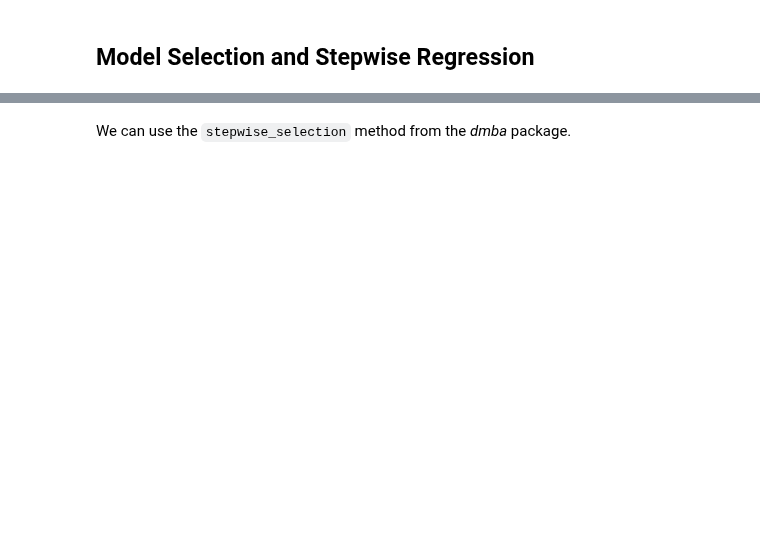
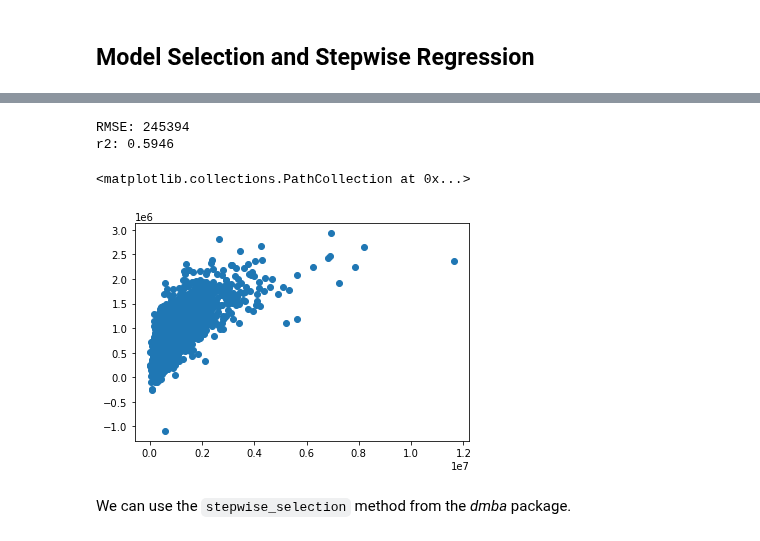
Before and after one commit to gedeck/practical-statistics-for-data-scientists, a Jupyter notebook: python/notebooks/Chapter 4 - Regression and Prediction.ipynb, the cells around one changed output, grey strips where cells are left out. Cells and saved outputs as stored; diff of their text form; code cells hidden in the pictures; blank space fills up the shorter version.

```diff
--- a/python/notebooks/Chapter 4 - Regression and Prediction.ipynb
+++ b/python/notebooks/Chapter 4 - Regression and Prediction.ipynb
@@ -208,3 +268,17 @@ strong multicollinearity or other numerical problems.
+# %%
+model = LinearRegression()
+model.fit(X, house[outcome])
+fitted = model.predict(X)
+RMSE = np.sqrt(mean_squared_error(house[outcome], fitted))
+r2 = r2_score(house[outcome], fitted)
+print(f'RMSE: {RMSE:.0f}')
+print(f'r2: {r2:.4f}')
+plt.scatter(house[outcome],fitted)
+# %% [output]
+RMSE: 245394
+r2: 0.5946
+<matplotlib.collections.PathCollection at 0x...>
+[figure, added]
 # %% [markdown]
 We can use the `stepwise_selection` method from the _dmba_ package.
 # %%
```
Also changed, not shown: parts of 29 cells of this notebook.
